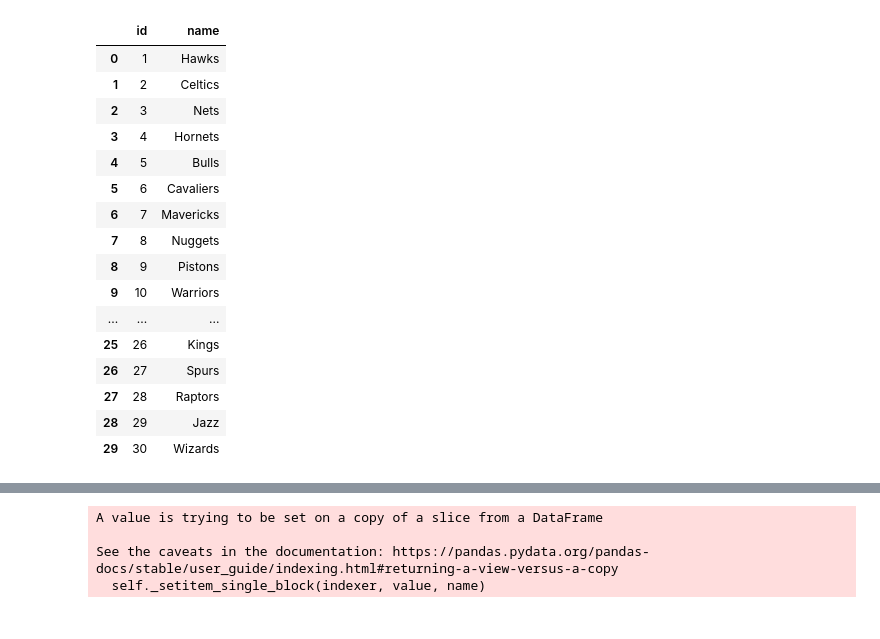
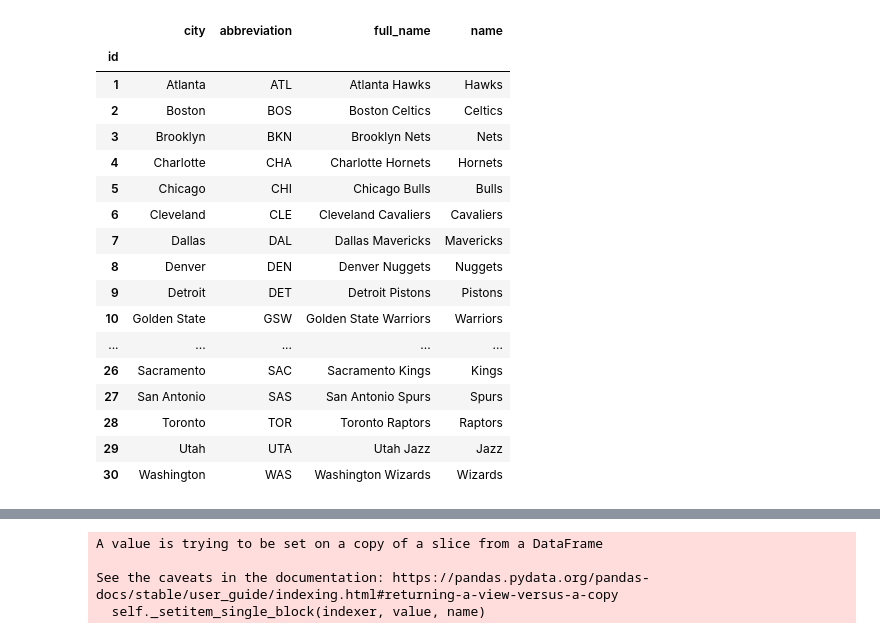
Before and after one commit to ZacharyArgentin/Predicting_NBA_Results, a Jupyter notebook: 5_API.ipynb, the cells around one changed output, grey strips where cells are left out. Drawn from its saved outputs; the diff is of its cells as text; code cells hidden in the pictures.

```diff
--- a/5_API.ipynb
+++ b/5_API.ipynb
@@ -15,27 +16,42 @@ from functions import aggregate_stats
-# %%
-teams = make_request("teams", record_path="data")
-
-team_codes = teams[["id", "name"]]
-
-team_codes
-# %% [output]
-|  | id | name |
-| 0 | 1 | Hawks |
-| 1 | 2 | Celtics |
-| 2 | 3 | Nets |
-| 3 | 4 | Hornets |
-| 4 | 5 | Bulls |
-| 5 | 6 | Cavaliers |
-| 6 | 7 | Mavericks |
-| 7 | 8 | Nuggets |
-| 8 | 9 | Pistons |
-| 9 | 10 | Warriors |
-| ... | ... | ... |
-| 25 | 26 | Kings |
-| 26 | 27 | Spurs |
-| 27 | 28 | Raptors |
-| 28 | 29 | Jazz |
-| 29 | 30 | Wizards |
+# %%
+def get_team_code_map(df=False):
+    # Make balldontlie api request and convert the json response to pandas dataframe
+    team_code_df = make_request("teams", record_path="data")
+    team_code_df = team_code_df[["id", "city", "abbreviation", "full_name", "name"]]
+    team_code_df = team_code_df.set_index("id")
+    # using said dataframe, map team names to team id
+    team_code_map = {}
+    for row in team_code_df.iterrows():
+        team_code_map.update(dict.fromkeys(row[1].str.lower().values, row[0]))
+        # Make sure "1" maps to 1. i.e. string maps to integer. This is so people can enter the team code
+        # in the text box for convenience and everything still works fine.
+        team_code_map.update({str(row[0]): row[0]})
+    if df:
+        return team_code_df
+    else:
+        return team_code_map  # returning a dictionary
+# %%
+team_codes = get_team_code_map(df=True)
+team_codes
+# %% [output]
+|  | city | abbreviation | full_name | name |
+| id |  |  |  |  |
+| 1 | Atlanta | ATL | Atlanta Hawks | Hawks |
+| 2 | Boston | BOS | Boston Celtics | Celtics |
+| 3 | Brooklyn | BKN | Brooklyn Nets | Nets |
+| 4 | Charlotte | CHA | Charlotte Hornets | Hornets |
+| 5 | Chicago | CHI | Chicago Bulls | Bulls |
+| 6 | Cleveland | CLE | Cleveland Cavaliers | Cavaliers |
+| 7 | Dallas | DAL | Dallas Mavericks | Mavericks |
+| 8 | Denver | DEN | Denver Nuggets | Nuggets |
+| 9 | Detroit | DET | Detroit Pistons | Pistons |
+| 10 | Golden State | GSW | Golden State Warriors | Warriors |
+| ... | ... | ... | ... | ... |
+| 26 | Sacramento | SAC | Sacramento Kings | Kings |
+| 27 | San Antonio | SAS | San Antonio Spurs | Spurs |
+| 28 | Toronto | TOR | Toronto Raptors | Raptors |
+| 29 | Utah | UTA | Utah Jazz | Jazz |
+| 30 | Washington | WAS | Washington Wizards | Wizards |
 # %%
 # Get a pandas dataframe of the 20 most recent games for the following team
 # NOTE: this code is not used. it's a template for what is now get_recent_games() in functions.py
```
Also changed, not shown: parts of 20 cells of this notebook, 8 other files.
